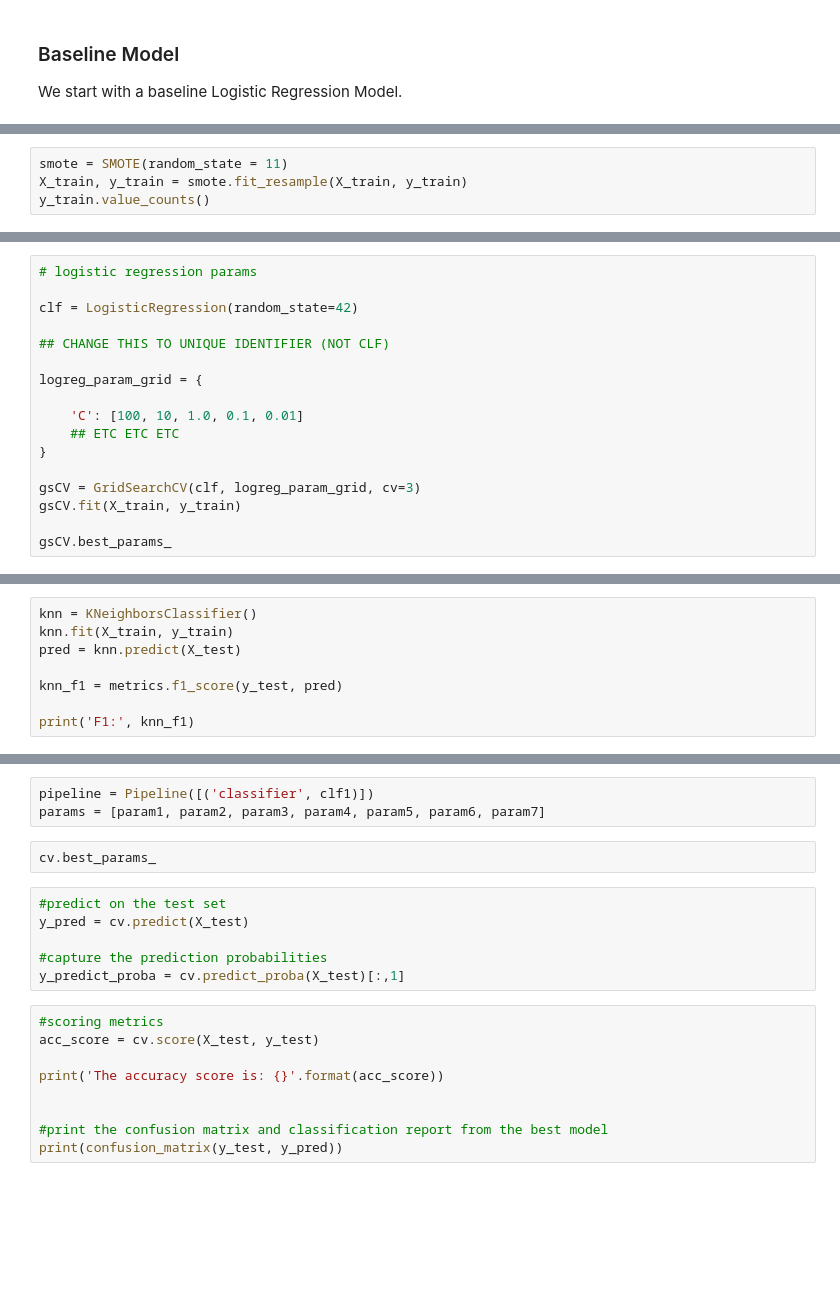
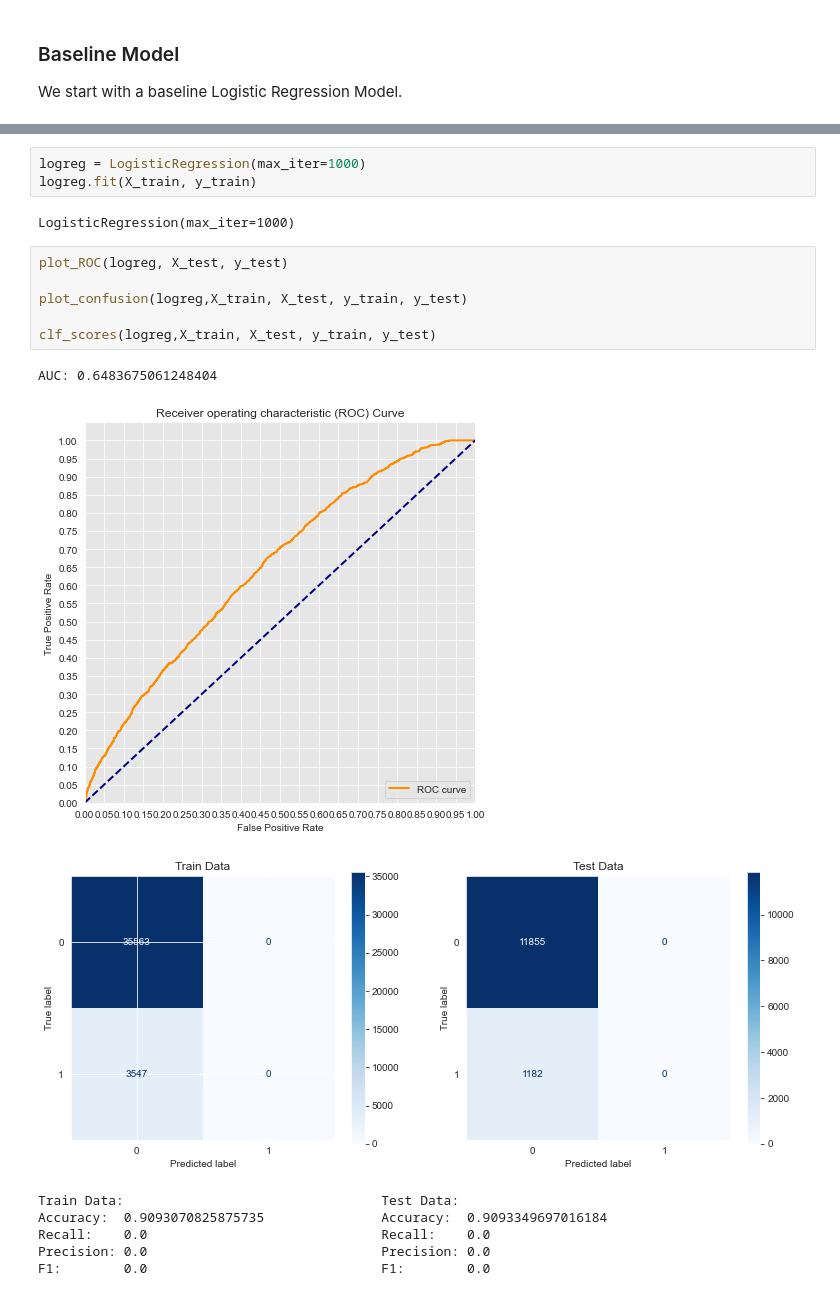
Before and after one commit to shadel96/dsc-Terry_Stops_Analysis, a Jupyter notebook: terry_models.ipynb, the cells around one changed output, grey strips where cells are left out. Saved outputs shown, nothing was run; the diff lists cells and outputs as text; blank space fills up the shorter version.

```diff
--- a/terry_models.ipynb
+++ b/terry_models.ipynb
@@ -229,4 +89,0 @@ Name: Arrest_Flag, dtype: int64
-# %%
-smote = SMOTE(random_state = 11)
-X_train, y_train = smote.fit_resample(X_train, y_train)
-y_train.value_counts()
@@ -285,17 +89,0 @@ These results have the potential to be adjsuted by finidng the ideal parameters
-# %%
-# logistic regression params
-
-clf = LogisticRegression(random_state=42)
-
-## CHANGE THIS TO UNIQUE IDENTIFIER (NOT CLF)
-
-logreg_param_grid = {
-
-    'C': [100, 10, 1.0, 0.1, 0.01]
-    ## ETC ETC ETC
-}
-
-gsCV = GridSearchCV(clf, logreg_param_grid, cv=3)
-gsCV.fit(X_train, y_train)
-
-gsCV.best_params_
@@ -323,8 +89,0 @@ AUC: 0.6441506257577996
-# %%
-knn = KNeighborsClassifier()
-knn.fit(X_train, y_train)
-pred = knn.predict(X_test)
-
-knn_f1 = metrics.f1_score(y_test, pred)
-
-print('F1:', knn_f1)
@@ -408,20 +90,20 @@ NameError: name 'clf1' is not defined
-# %%
-pipeline = Pipeline([('classifier', clf1)])
-params = [param1, param2, param3, param4, param5, param6, param7]
-# %%
-cv.best_params_
-# %%
-#predict on the test set
-y_pred = cv.predict(X_test)
-
-#capture the prediction probabilities
-y_predict_proba = cv.predict_proba(X_test)[:,1]
-# %%
-#scoring metrics
-acc_score = cv.score(X_test, y_test)
-
-print('The accuracy score is: {}'.format(acc_score))
-
-
-#print the confusion matrix and classification report from the best model
-print(confusion_matrix(y_test, y_pred))
+# %%
+logreg = LogisticRegression(max_iter=1000)
+logreg.fit(X_train, y_train)
+# %% [output]
+LogisticRegression(max_iter=1000)
+# %%
+plot_ROC(logreg, X_test, y_test)
+
+plot_confusion(logreg,X_train, X_test, y_train, y_test)
+
+clf_scores(logreg,X_train, X_test, y_train, y_test)
+# %% [output]
+AUC: 0.6483675061248404
+[figure, added]
+[figure, added]
+Train Data:                                 Test Data:
+Accuracy:  0.9093070825875735               Accuracy:  0.9093349697016184
+Recall:    0.0                              Recall:    0.0
+Precision: 0.0                              Precision: 0.0
+F1:        0.0                              F1:        0.0
```
Also changed, not shown: parts of 85 cells of this notebook, 4 other files.
